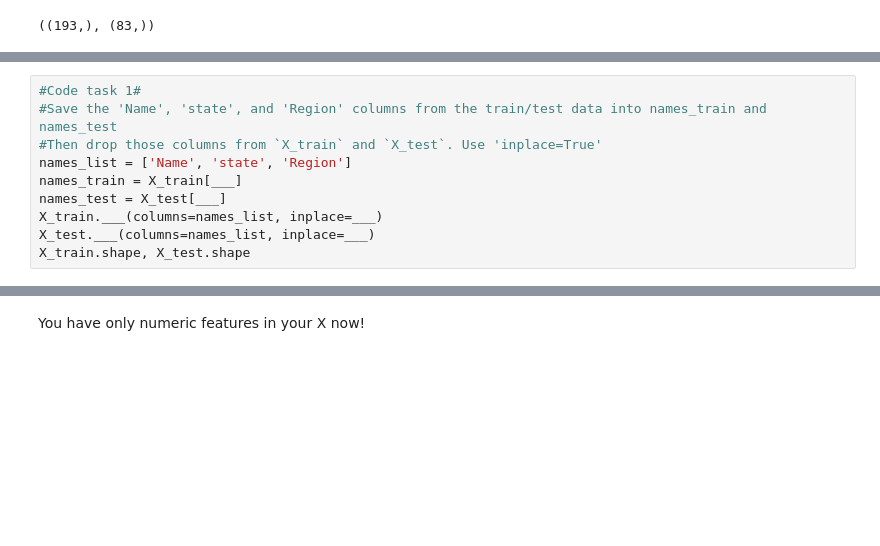
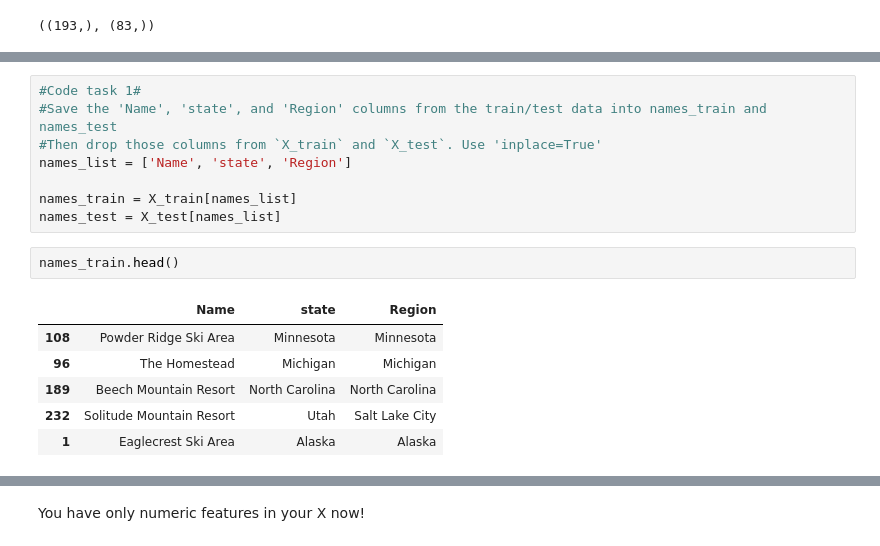
Before and after one commit to jharvey407/DataScienceGuidedCapstone, a Jupyter notebook: Step Four - Preprocessing and Training/04_preprocessing_and_training.ipynb, the cells around one changed output, grey strips where cells are left out. Cells and saved outputs as stored; diff of their text form; blank space fills up the shorter version.

```diff
--- a/Step Four - Preprocessing and Training/04_preprocessing_and_training.ipynb
+++ b/Step Four - Preprocessing and Training/04_preprocessing_and_training.ipynb
@@ -174,8 +215,15 @@ y_train.shape, y_test.shape
 #Save the 'Name', 'state', and 'Region' columns from the train/test data into names_train and names_test
 #Then drop those columns from `X_train` and `X_test`. Use 'inplace=True'
 names_list = ['Name', 'state', 'Region']
-names_train = X_train[___]
-names_test = X_test[___]
-X_train.___(columns=names_list, inplace=___)
-X_test.___(columns=names_list, inplace=___)
-X_train.shape, X_test.shape
+
+names_train = X_train[names_list]
+names_test = X_test[names_list]
+# %%
+names_train.head()
+# %% [output]
+|  | Name | state | Region |
+| 108 | Powder Ridge Ski Area | Minnesota | Minnesota |
+| 96 | The Homestead | Michigan | Michigan |
+| 189 | Beech Mountain Resort | North Carolina | North Carolina |
+| 232 | Solitude Mountain Resort | Utah | Salt Lake City |
+| 1 | Eaglecrest Ski Area | Alaska | Alaska |
```
Also changed, not shown: parts of 17 cells of this notebook.
